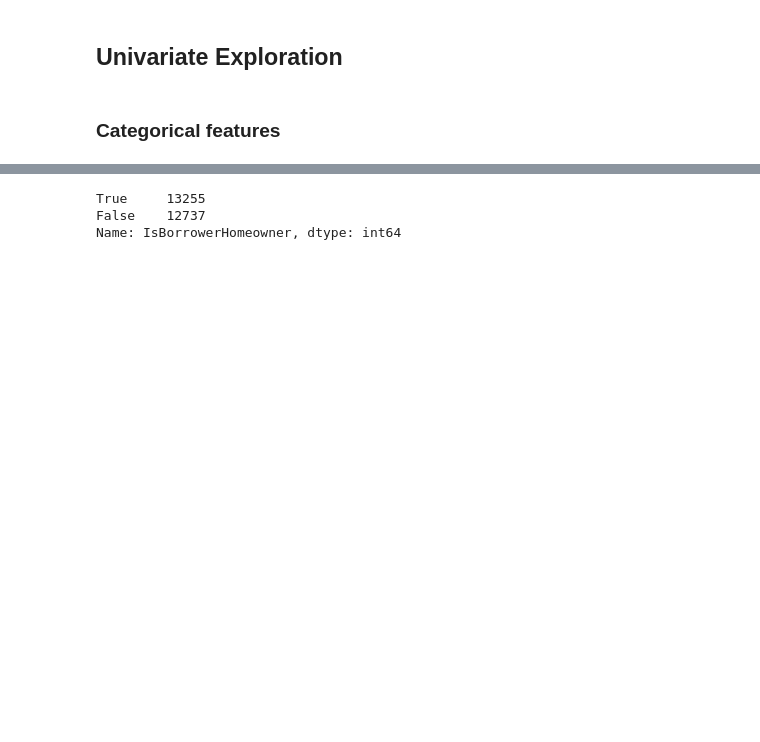
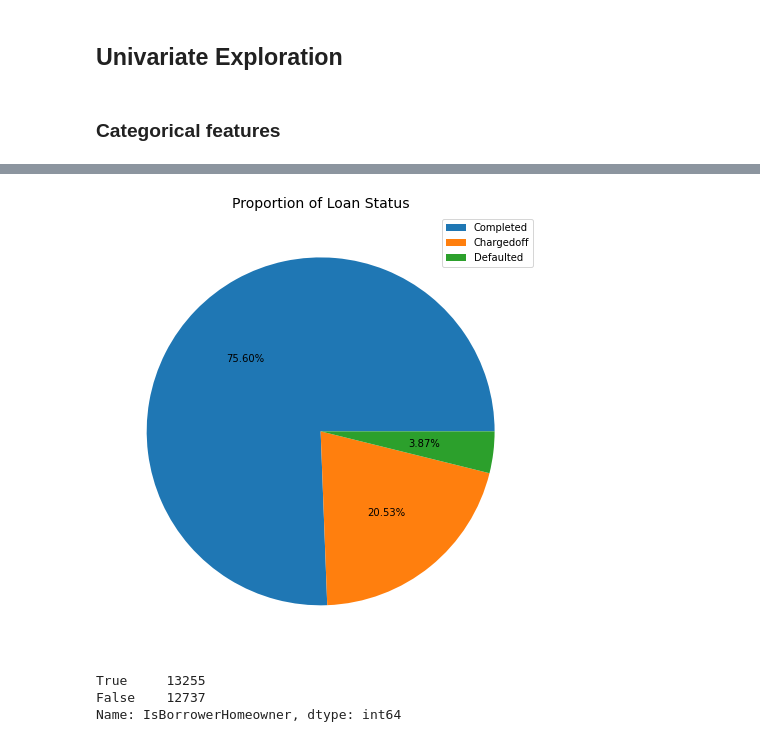
Before and after one commit to Manny-97/Udacity-Data-Analyst, a Jupyter notebook: data visualization/Exploratory_visualization-checkpoint.ipynb, the cells around one changed output, grey strips where cells are left out. Saved outputs shown, nothing was run; the diff lists cells and outputs as text; code cells hidden in the pictures; blank space fills up the shorter version.

```diff
--- a/data visualization/Exploratory_visualization-checkpoint.ipynb
+++ b/data visualization/Exploratory_visualization-checkpoint.ipynb
@@ -325,3 +348,9 @@ plt.rcParams["figure.figsize"] = (10, 8)
+# %%
+plt.pie(loan_df['LoanStatus'].value_counts(), autopct='%.2f%%');
+plt.title('Proportion of Loan Status', fontsize=14)
+plt.legend(loan_df['LoanStatus'].value_counts().index, loc = 'upper right');
+# %% [output]
+[figure, added]
 # %%
 loan_df['IsBorrowerHomeowner'].value_counts()
 # %% [output]
```
Also changed, not shown: parts of 54 cells of this notebook, 2 other files.
